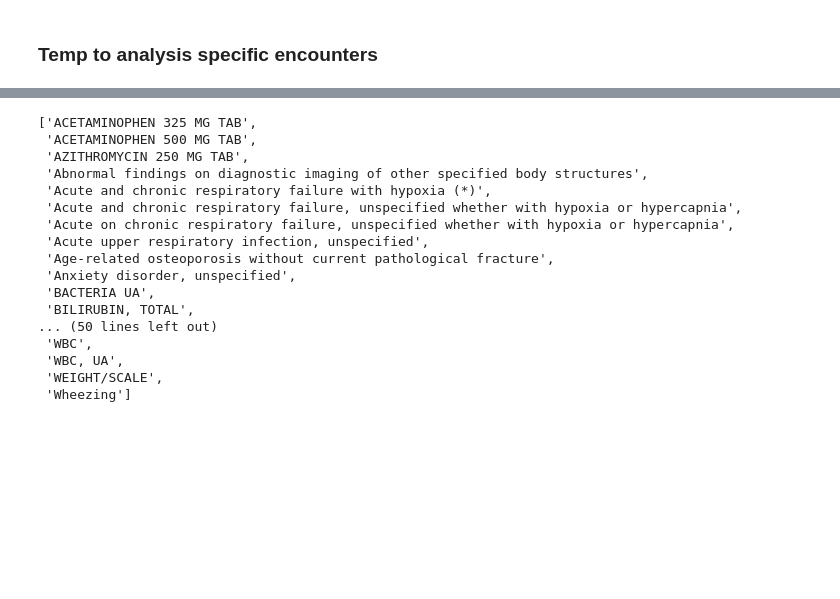
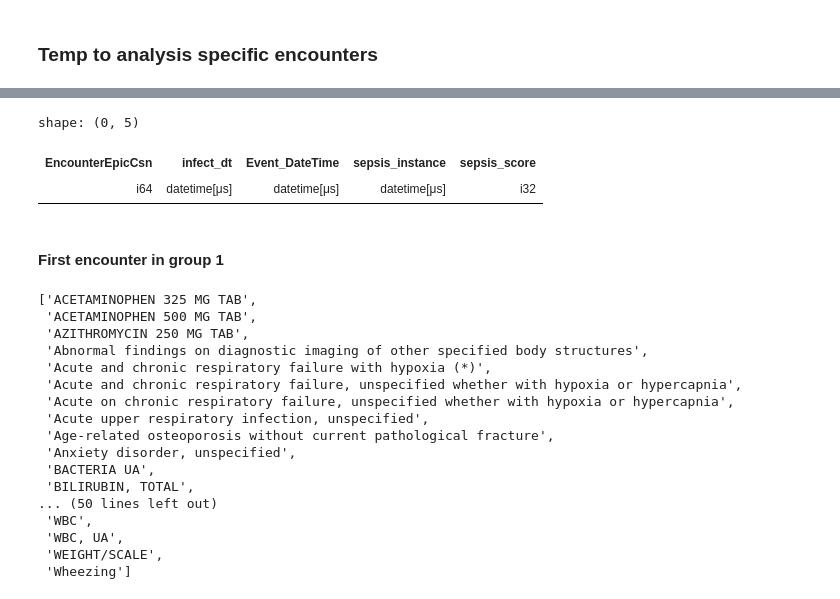
Before and after one commit to UTSW-CIC/Sepsis-Analysis, a Jupyter notebook: notebooks/21_encounter_level_cohort_analysis.ipynb, the cells around one changed output, grey strips where cells are left out. Cells and saved outputs as stored; diff of their text form; code cells hidden in the pictures; blank space fills up the shorter version.

```diff
--- a/notebooks/21_encounter_level_cohort_analysis.ipynb
+++ b/notebooks/21_encounter_level_cohort_analysis.ipynb
@@ -253,3 +336,13 @@ df_sepsis_v3.shape, df_sepsis_v2.shape, df_sepsis_v3['EncounterEpicCsn'].n_uniqu
+# %%
+df_sepsis_v2.filter(
+    pl.col("EncounterEpicCsn") == 699944936
+)
+# %% [output]
+shape: (0, 5)
+| EncounterEpicCsn | infect_dt | Event_DateTime | sepsis_instance | sepsis_score |
+| i64 | datetime[μs] | datetime[μs] | datetime[μs] | i32 |
+# %% [markdown]
+#### First encounter in group 1
 # %%
 sorted(df_all_3.filter(
     (pl.col("EncounterEpicCsn")==667468525)
```
Also changed, not shown: parts of 11 cells of this notebook, 26 other files.
